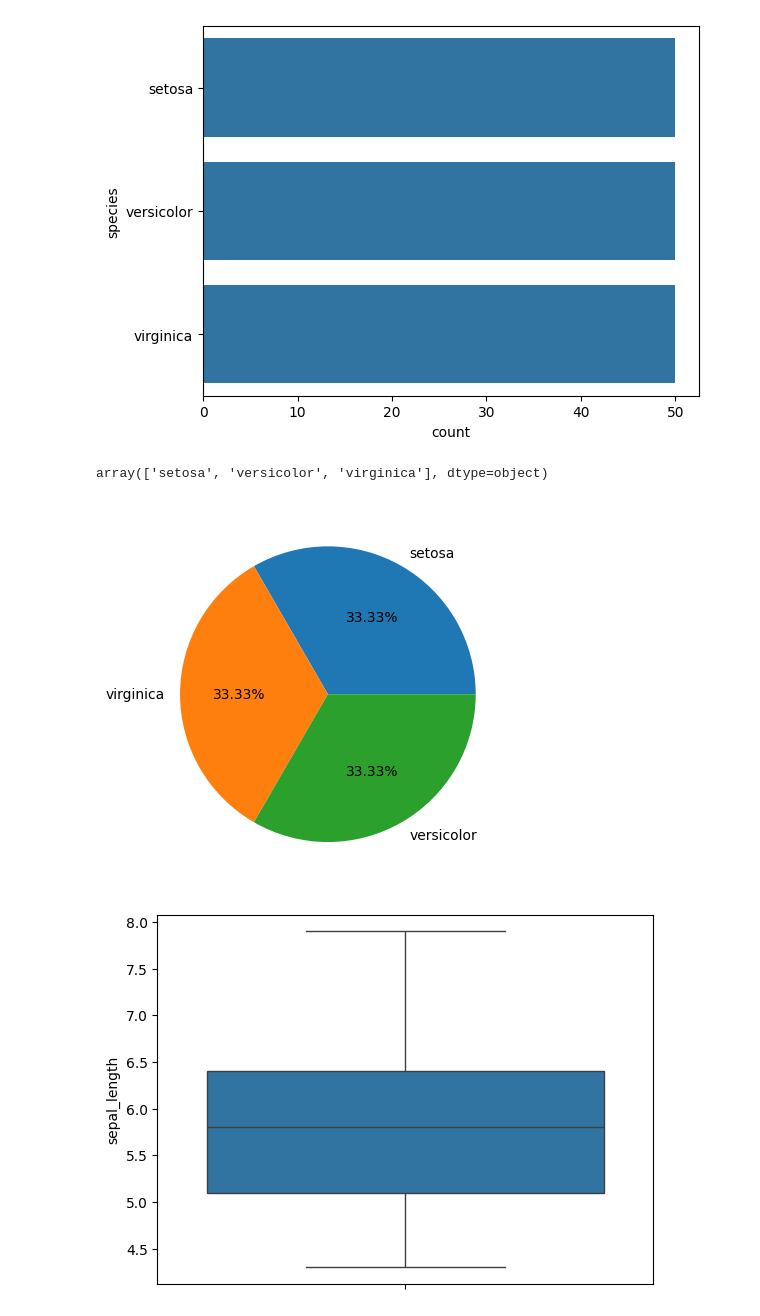
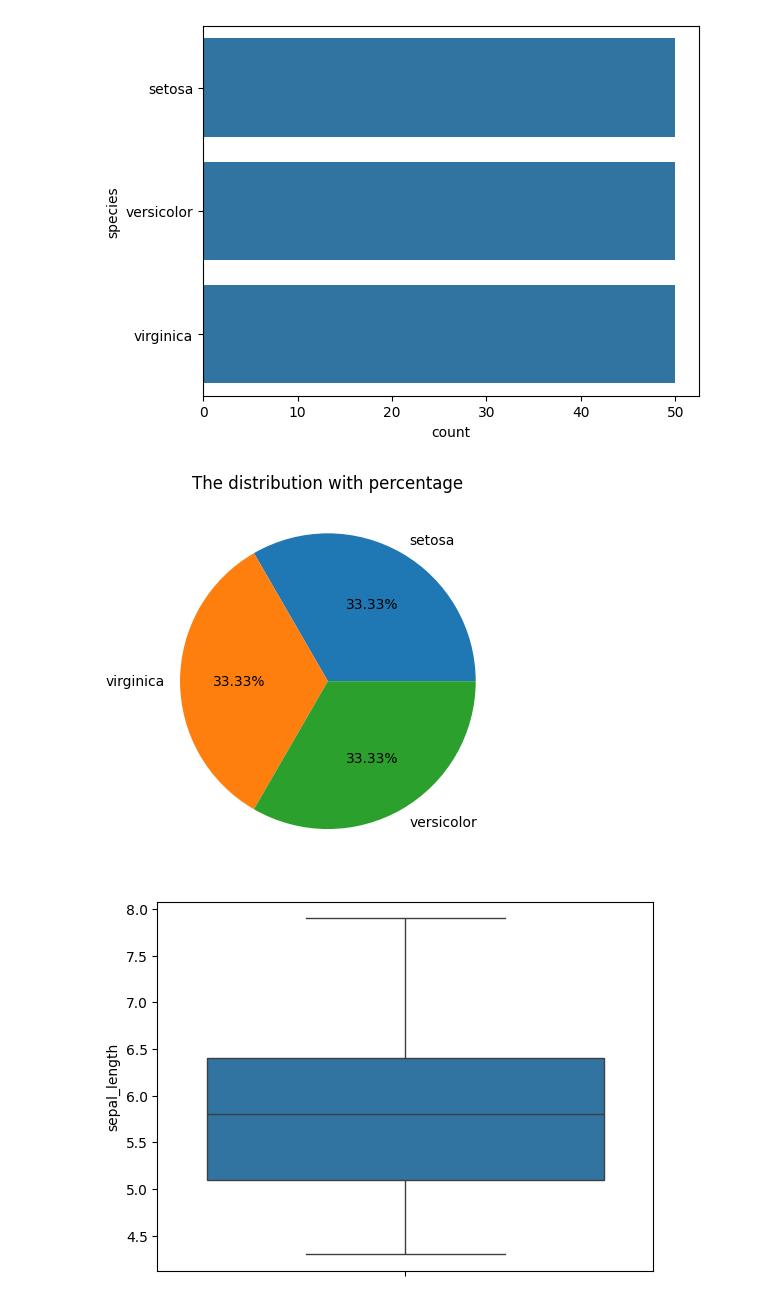
Before and after one commit to khushilal1/codSoft_Intern, a Jupyter notebook: iris_classifiaction/iris .ipynb, the cells around one changed output. Drawn from its saved outputs; the diff is of its cells as text; code cells hidden in the pictures.

```diff
--- a/iris_classifiaction/iris .ipynb
+++ b/iris_classifiaction/iris .ipynb
@@ -105,14 +135,11 @@ sns.countplot(df['species'])
 plt.show()
 # %% [output]
 [figure]
-# %%
-df['species'].unique()
-# %% [output]
-array(['setosa', 'versicolor', 'virginica'], dtype=object)
 # %%
-#PIE CHART
+#visaulize using the pie chart
 plt.pie(df['species'].value_counts(),labels=['setosa','virginica','versicolor'],autopct='%.2f%%')
+plt.title("The distribution with percentage")
 plt.show()
 # %% [output]
-[figure, old version]
+[figure, new version]
 # %%
```
Also changed, not shown: parts of 39 cells of this notebook, 7 other files.
